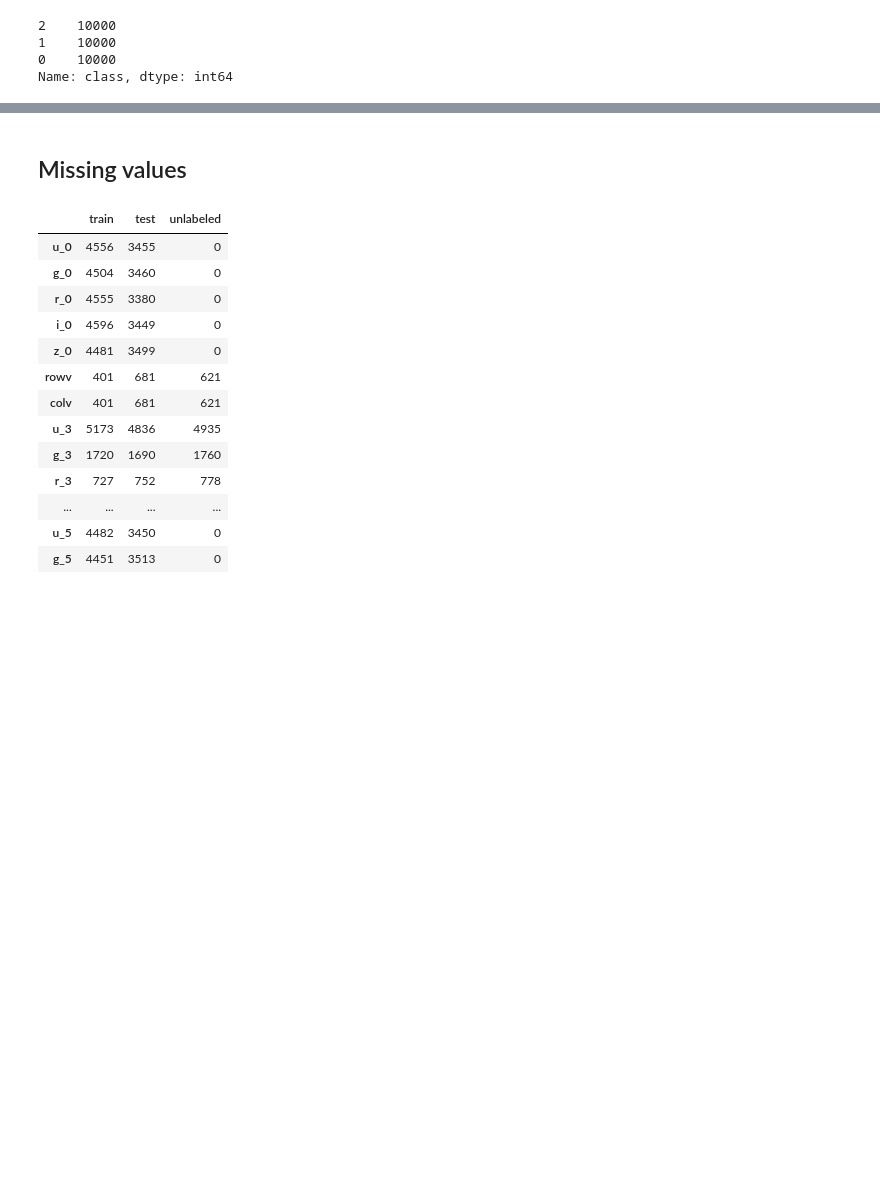
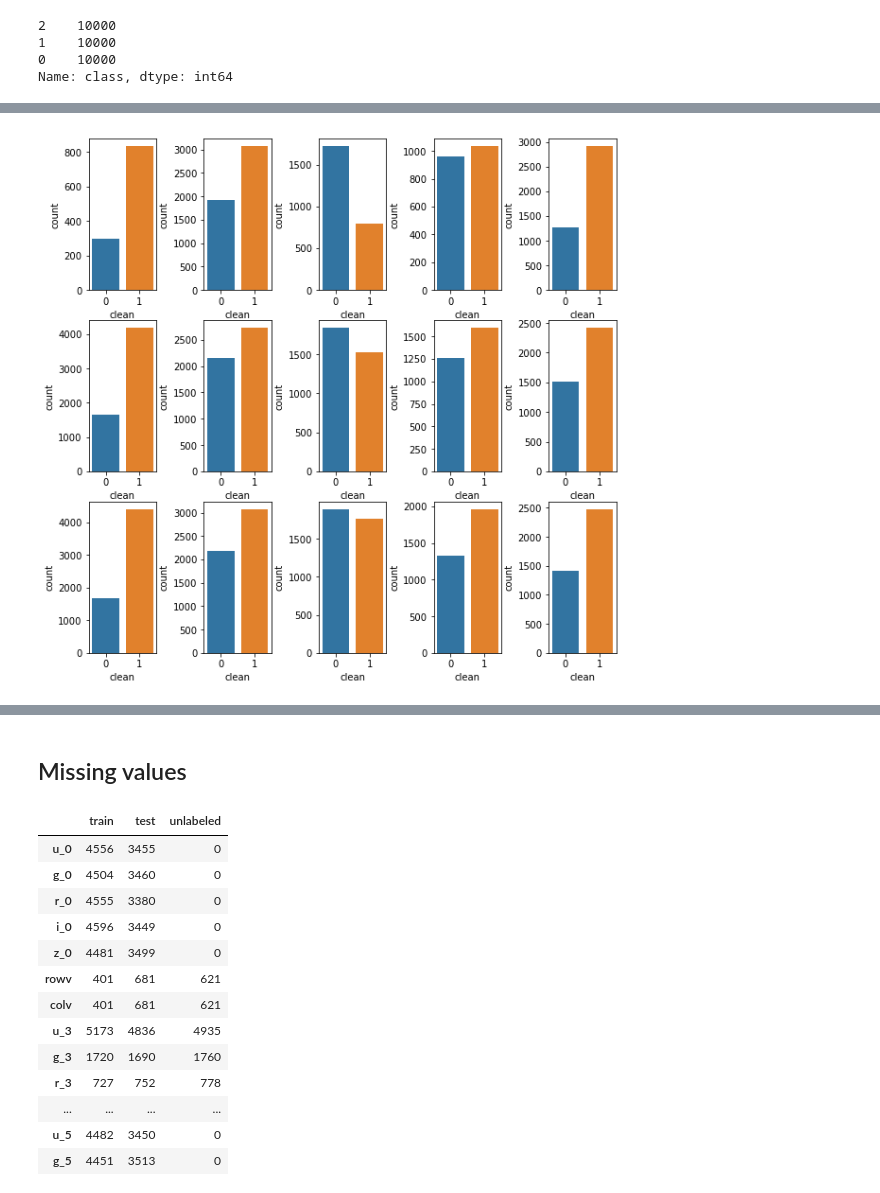
Before and after one commit to alyabogd/NightSkyTask, a Jupyter notebook: sky_data.ipynb, the cells around one changed output, grey strips where cells are left out. Drawn from its saved outputs; the diff is of its cells as text; code cells hidden in the pictures; blank space fills up the shorter version.

```diff
--- a/sky_data.ipynb
+++ b/sky_data.ipynb
@@ -67,0 +176,16 @@ Name: class, dtype: int64
+# %%
+# clean
+
+fig, ax = plt.subplots(3, 5, figsize=(10, 10))
+fig.subplots_adjust(wspace=0.7)
+
+i, j = 0, 0
+for idx in ['3', '4', '5']:
+    j = 0
+    for b in bands_all:
+        f_name = "{}_{}".format(b, idx)
+        sns.countplot(x='clean', data=outliers[f_name], ax=ax[i, j])
+        j += 1
+    i += 1
+# %% [output]
+[figure, added]
```
Also changed, not shown: parts of 69 cells of this notebook.
